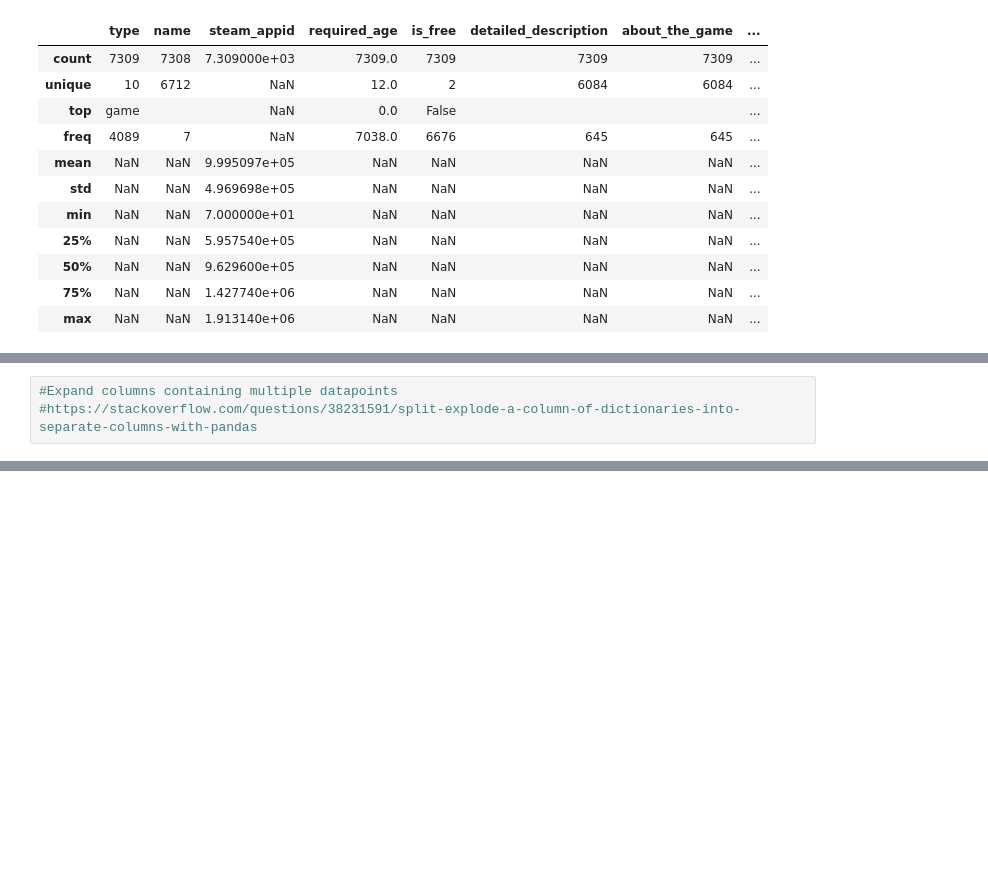
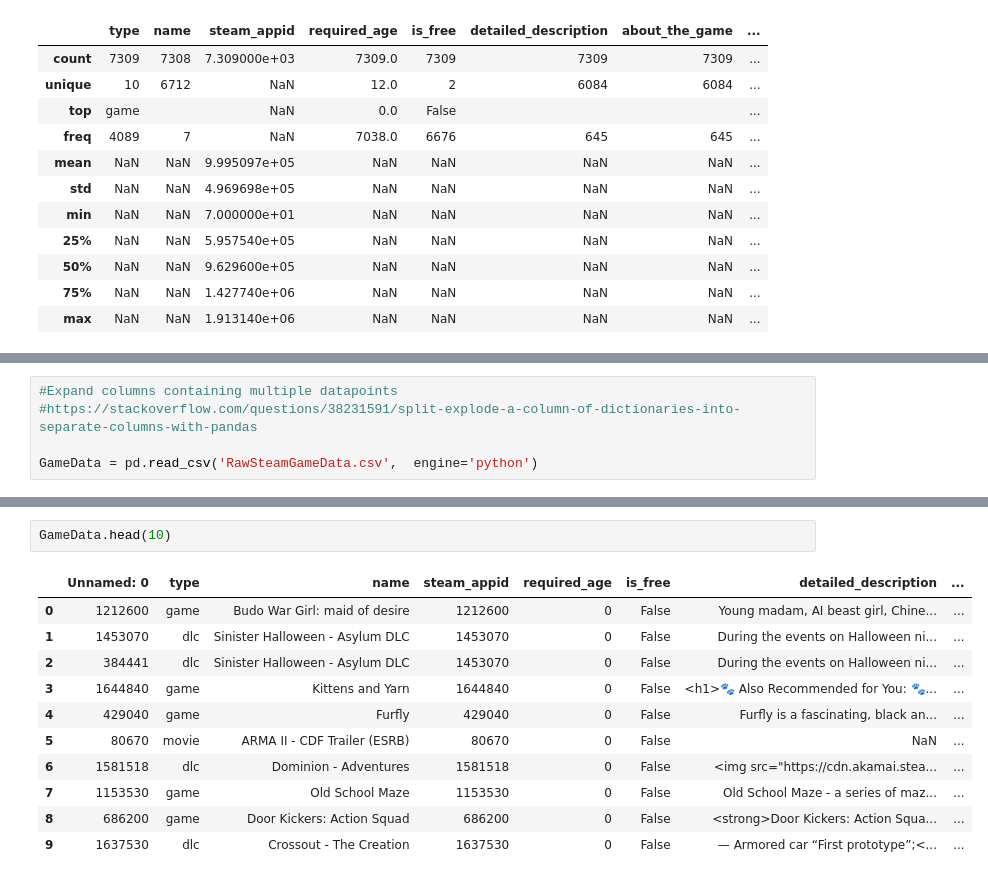
Before and after one commit to Jcc329/Jessica_DATA606, a Jupyter notebook: Raw_data/Accessing_Steam_APIs.ipynb, the cells around one changed output, grey strips where cells are left out. Drawn from its saved outputs; the diff is of its cells as text; blank space fills up the shorter version.

```diff
--- a/Raw_data/Accessing_Steam_APIs.ipynb
+++ b/Raw_data/Accessing_Steam_APIs.ipynb
@@ -218,3 +250,5 @@ Sample_Game_Data.describe(include='all')
 # %%
 #Expand columns containing multiple datapoints
 #https://stackoverflow.com/questions/38231591/split-explode-a-column-of-dictionaries-into-separate-columns-with-pandas
+
+GameData = pd.read_csv('RawSteamGameData.csv',  engine='python')
@@ -220,0 +274,14 @@ Sample_Game_Data.describe(include='all')
+# %%
+GameData.head(10)
+# %% [output]
+|  | Unnamed: 0 | type | name | steam_appid | required_age | is_free | detailed_description | ... |
+| 0 | 1212600 | game | Budo War Girl: maid of desire | 1212600 | 0 | False | Young madam, AI beast girl, Chine... | ... |
+| 1 | 1453070 | dlc | Sinister Halloween - Asylum DLC | 1453070 | 0 | False | During the events on Halloween ni... | ... |
+| 2 | 384441 | dlc | Sinister Halloween - Asylum DLC | 1453070 | 0 | False | During the events on Halloween ni... | ... |
+| 3 | 1644840 | game | Kittens and Yarn | 1644840 | 0 | False | <h1>🐾 Also Recommended for You: 🐾... | ... |
+| 4 | 429040 | game | Furfly | 429040 | 0 | False | Furfly is a fascinating, black an... | ... |
+| 5 | 80670 | movie | ARMA II - CDF Trailer (ESRB) | 80670 | 0 | False | NaN | ... |
+| 6 | 1581518 | dlc | Dominion - Adventures | 1581518 | 0 | False | <img src="https://cdn.akamai.stea... | ... |
+| 7 | 1153530 | game | Old School Maze | 1153530 | 0 | False | Old School Maze - a series of maz... | ... |
+| 8 | 686200 | game | Door Kickers: Action Squad | 686200 | 0 | False | <strong>Door Kickers: Action Squa... | ... |
+| 9 | 1637530 | dlc | Crossout - The Creation | 1637530 | 0 | False | — Armored car “First prototype”;<... | ... |
```
Also changed, not shown: parts of 16 cells of this notebook.
